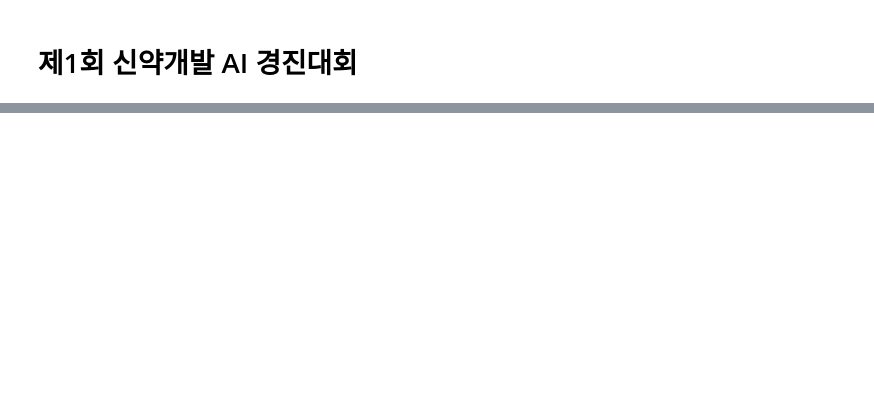
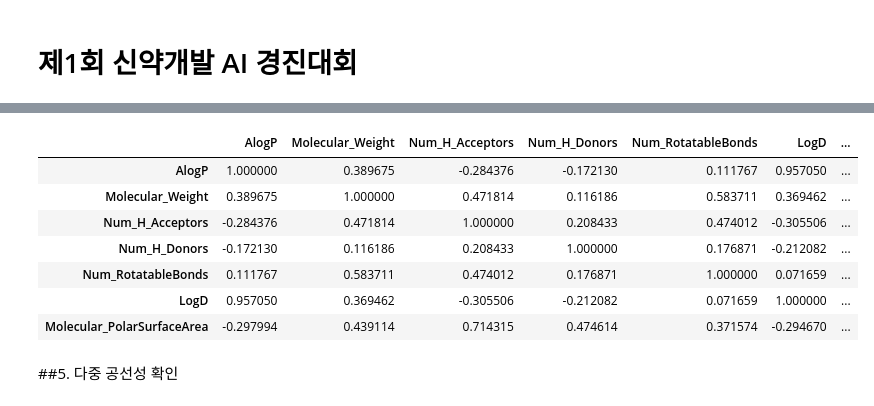
Before and after one commit to eunhabaek/Dacon, a Jupyter notebook: 제1회_신약개발_AI_경진대회.ipynb, the cells around one changed output, grey strips where cells are left out. Drawn from its saved outputs; the diff is of its cells as text; code cells hidden in the pictures; blank space fills up the shorter version.

```diff
--- a/제1회_신약개발_AI_경진대회.ipynb
+++ b/제1회_신약개발_AI_경진대회.ipynb
@@ -136,0 +112,13 @@ submission.to_csv('../data/sample_submission2.csv')
+# %%
+train.corr()
+# %% [output]
+|  | AlogP | Molecular_Weight | Num_H_Acceptors | Num_H_Donors | Num_RotatableBonds | LogD | ... |
+| AlogP | 1.000000 | 0.389675 | -0.284376 | -0.172130 | 0.111767 | 0.957050 | ... |
+| Molecular_Weight | 0.389675 | 1.000000 | 0.471814 | 0.116186 | 0.583711 | 0.369462 | ... |
+| Num_H_Acceptors | -0.284376 | 0.471814 | 1.000000 | 0.208433 | 0.474012 | -0.305506 | ... |
+| Num_H_Donors | -0.172130 | 0.116186 | 0.208433 | 1.000000 | 0.176871 | -0.212082 | ... |
+| Num_RotatableBonds | 0.111767 | 0.583711 | 0.474012 | 0.176871 | 1.000000 | 0.071659 | ... |
+| LogD | 0.957050 | 0.369462 | -0.305506 | -0.212082 | 0.071659 | 1.000000 | ... |
+| Molecular_PolarSurfaceArea | -0.297994 | 0.439114 | 0.714315 | 0.474614 | 0.371574 | -0.294670 | ... |
+# %% [markdown]
+##5. 다중 공선성 확인
```
Also changed, not shown: parts of 76 cells of this notebook.
